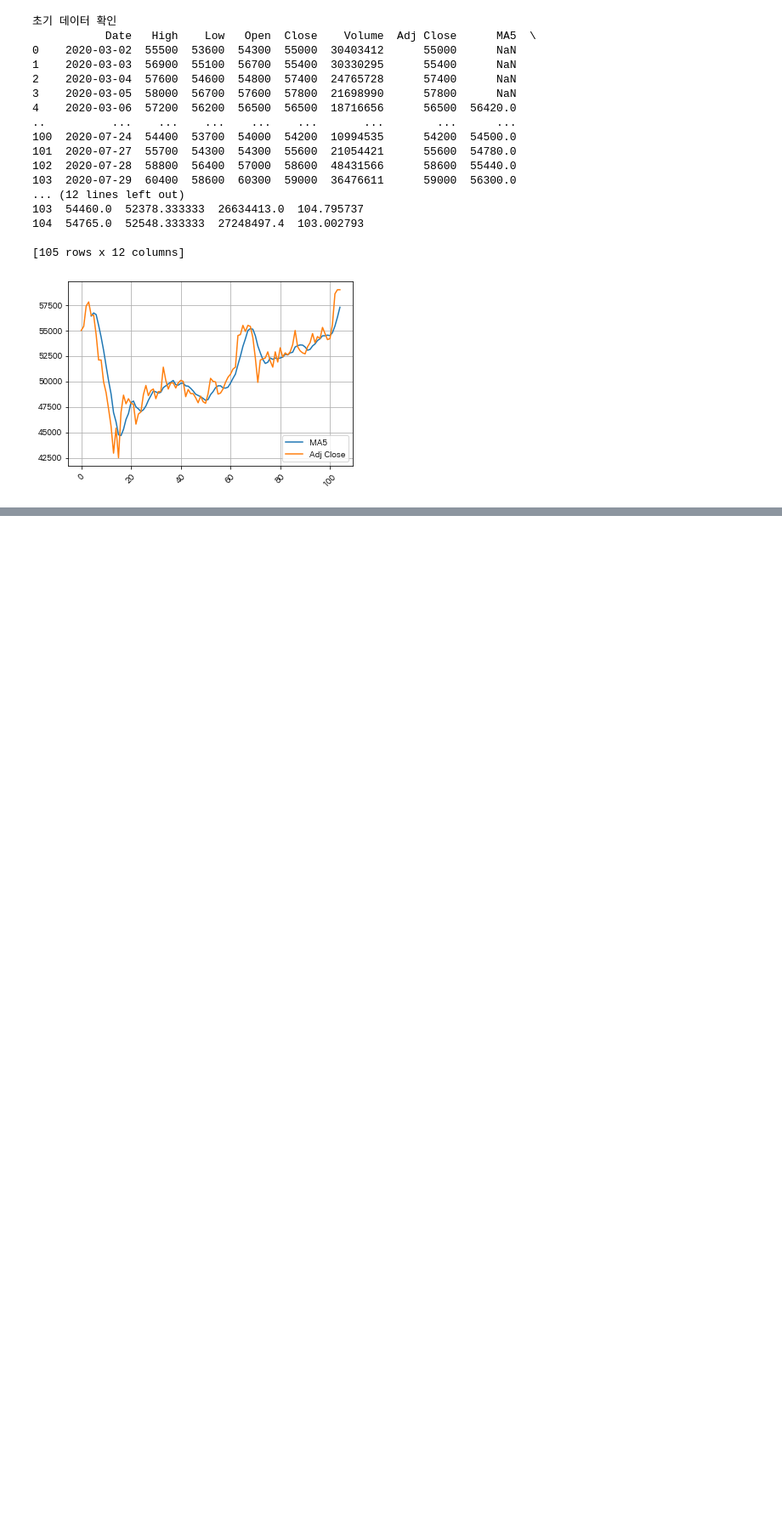
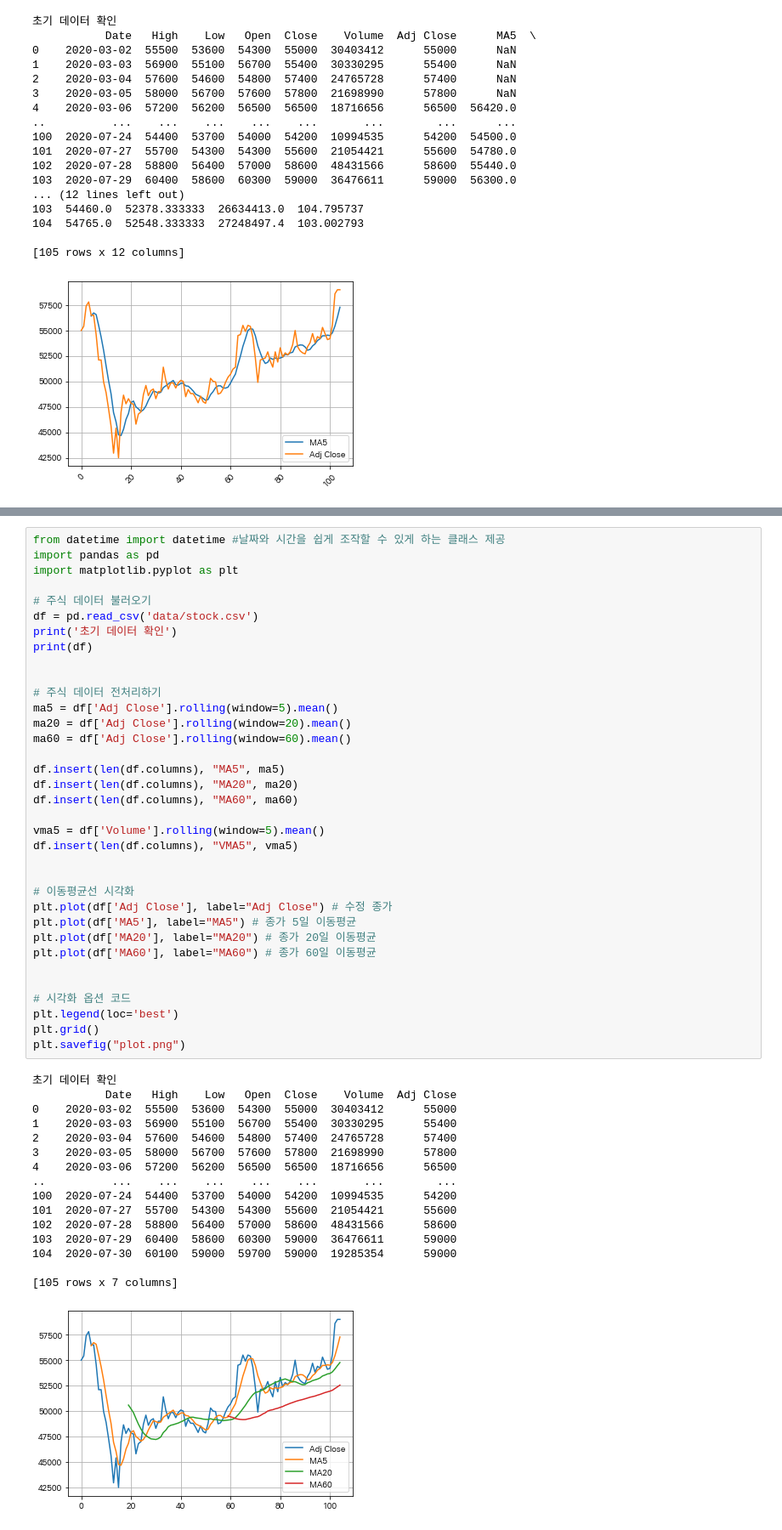
Before and after one commit to EunKyung-o/NIPA_AI, a Jupyter notebook: 01_필수_인공지능으로 주가 예측 체험하기/02 주식 데이터의 이해와 분석.ipynb, the cells around one changed output, grey strips where cells are left out. Shown at 85% size. Drawn from its saved outputs; the diff is of its cells as text; blank space fills up the shorter version.

```diff
--- a/01_필수_인공지능으로 주가 예측 체험하기/02 주식 데이터의 이해와 분석.ipynb
+++ b/01_필수_인공지능으로 주가 예측 체험하기/02 주식 데이터의 이해와 분석.ipynb
@@ -240,0 +243,52 @@ plt.savefig("plot.png")
+# %%
+from datetime import datetime #날짜와 시간을 쉽게 조작할 수 있게 하는 클래스 제공
+import pandas as pd
+import matplotlib.pyplot as plt
+
+# 주식 데이터 불러오기
+df = pd.read_csv('data/stock.csv')
+print('초기 데이터 확인')
+print(df)
+
+
+# 주식 데이터 전처리하기
+ma5 = df['Adj Close'].rolling(window=5).mean()
+ma20 = df['Adj Close'].rolling(window=20).mean()
+ma60 = df['Adj Close'].rolling(window=60).mean()
+
+df.insert(len(df.columns), "MA5", ma5)
+df.insert(len(df.columns), "MA20", ma20)
+df.insert(len(df.columns), "MA60", ma60)
+
+vma5 = df['Volume'].rolling(window=5).mean()
+df.insert(len(df.columns), "VMA5", vma5)
+
+
+# 이동평균선 시각화
+plt.plot(df['Adj Close'], label="Adj Close") # 수정 종가
+plt.plot(df['MA5'], label="MA5") # 종가 5일 이동평균
+plt.plot(df['MA20'], label="MA20") # 종가 20일 이동평균
+plt.plot(df['MA60'], label="MA60") # 종가 60일 이동평균
+
+
+# 시각화 옵션 코드
+plt.legend(loc='best')
+plt.grid()
+plt.savefig("plot.png")
+# %% [output]
+초기 데이터 확인
+           Date   High    Low   Open  Close    Volume  Adj Close
+0    2020-03-02  55500  53600  54300  55000  30403412      55000
+1    2020-03-03  56900  55100  56700  55400  30330295      55400
+2    2020-03-04  57600  54600  54800  57400  24765728      57400
+3    2020-03-05  58000  56700  57600  57800  21698990      57800
+4    2020-03-06  57200  56200  56500  56500  18716656      56500
+..          ...    ...    ...    ...    ...       ...        ...
+100  2020-07-24  54400  53700  54000  54200  10994535      54200
+101  2020-07-27  55700  54300  54300  55600  21054421      55600
+102  2020-07-28  58800  56400  57000  58600  48431566      58600
+103  2020-07-29  60400  58600  60300  59000  36476611      59000
+104  2020-07-30  60100  59000  59700  59000  19285354      59000
+
+[105 rows x 7 columns]
+[figure, added]
```
Also changed, not shown: parts of 1 cell of this notebook, 1 other file.
